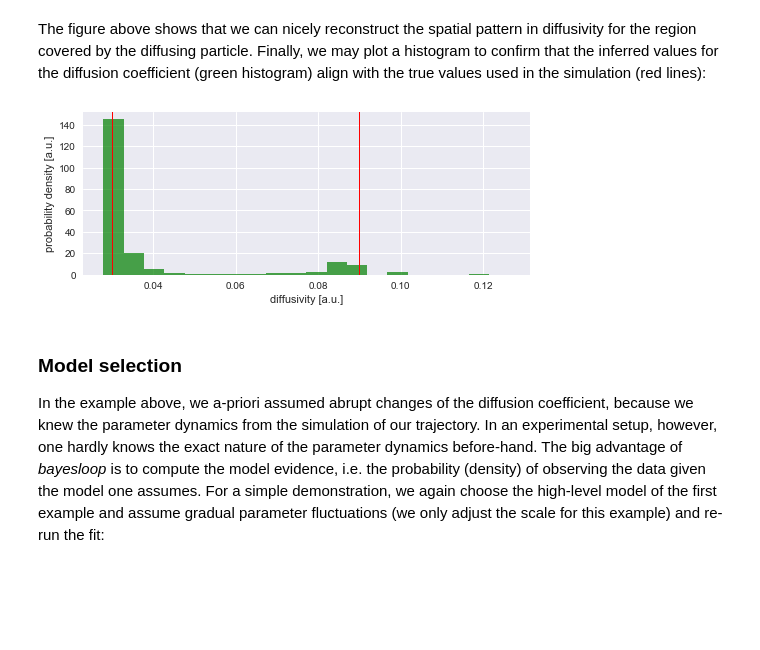
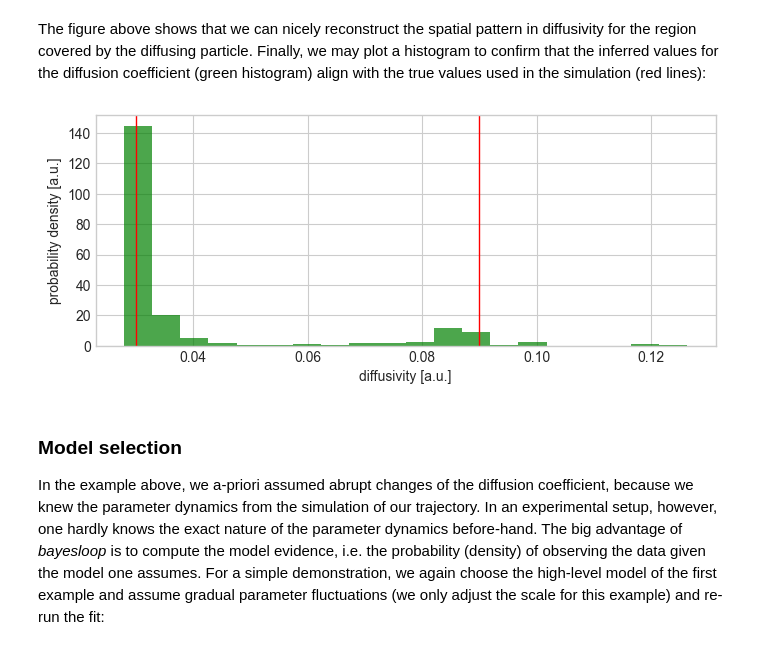
Before and after one commit to christophmark/bayesloop, a Jupyter notebook: docs/source/examples/anomalousdiffusion.ipynb, the cells around one changed output. Drawn from its saved outputs; the diff is of its cells as text; code cells hidden in the pictures; blank space fills up the shorter version.

```diff
--- a/docs/source/examples/anomalousdiffusion.ipynb
+++ b/docs/source/examples/anomalousdiffusion.ipynb
@@ -10,7 +10,7 @@ For this example, we assume a positive, constant diffusion gradient, resulting a
 %matplotlib inline
 import numpy as np
 import matplotlib.pyplot as plt
-import seaborn as sns
+plt.style.use('seaborn-v0_8-whitegrid')  # plot styling
 
 D = np.linspace(0.0, 15., 500)
 x = np.arange(500)
@@ -67,7 +67,7 @@ S = bl.HyperStudy()
 
 # load data
 velocity = trajectory[1:] - trajectory[:-1] # compute velocity vectors from positions
-S.load(velocity)
+S.loadData(velocity)
 
 # create low-level model
 std = Symbol('D', positive=True)
@@ -235,9 +232,9 @@ The low-level model stays the same as in the previous example, a Gaussian random
 # %%
 # load new data
 velocity = trajectory[1:] - trajectory[:-1]
-S.load(velocity)
+S.loadData(velocity)
 
-# change parameter boudaries of low-level model
+# change parameter boundaries of low-level model
 L = bl.om.SymPy(normal, 'D', bl.oint(0, 0.2, 2000))
 
 # create high-level model
@@ -304,13 +301,13 @@ plt.ylim([0, 4]);
 The figure above shows that we can nicely reconstruct the spatial pattern in diffusivity for the region covered by the diffusing particle. Finally, we may plot a histogram to confirm that the inferred values for the diffusion coefficient (green histogram) align with the true values used in the simulation (red lines):
 # %%
 plt.figure(figsize=(8,3))
-plt.hist(D_mean, 20, alpha=0.7, facecolor='g', normed=True)
+plt.hist(D_mean, 20, alpha=0.7, facecolor='g', density=True)
 plt.axvline(0.03, 0, 1600, lw=1, c='r')
 plt.axvline(0.09, 0, 1600, lw=1, c='r')
 plt.xlabel('diffusivity [a.u.]')
 plt.ylabel('probability density [a.u.]');
 # %% [output]
-[figure, old version]
+[figure, new version]
 # %% [markdown]
 ### Model selection
 In the example above, we a-priori assumed abrupt changes of the diffusion coefficient, because we knew the parameter dynamics from the simulation of our trajectory. In an experimental setup, however, one hardly knows the exact nature of the parameter dynamics before-hand. The big advantage of *bayesloop* is to compute the model evidence, i.e. the probability (density) of observing the data given the model one assumes. For a simple demonstration, we again choose the high-level model of the first example and assume gradual parameter fluctuations (we only adjust the scale for this example) and re-run the fit:
```
Also changed, not shown: parts of 13 cells of this notebook, 16 other files.
